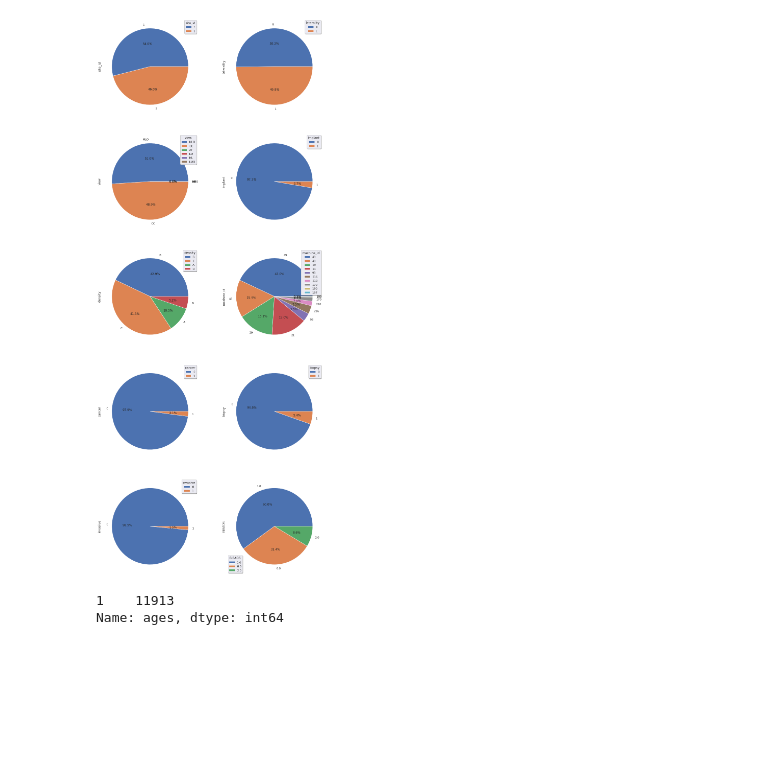
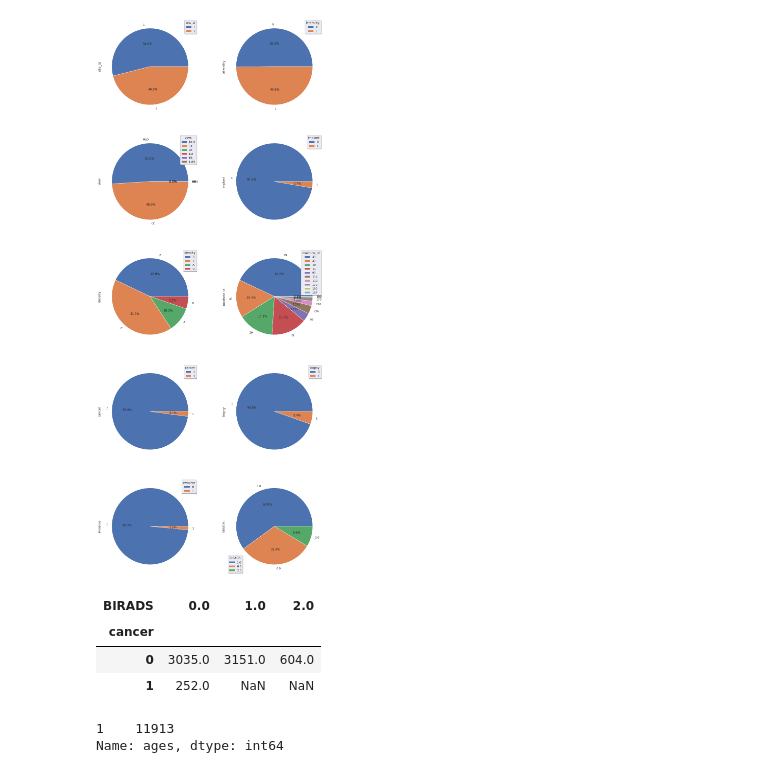
Before and after one commit to MaciekOwczarek/kaggle, a Jupyter notebook: rsna-eda-fun.ipynb, the cells around one changed output. Cells and saved outputs as stored; diff of their text form; code cells hidden in the pictures; blank space fills up the shorter version.

```diff
--- a/rsna-eda-fun.ipynb
+++ b/rsna-eda-fun.ipynb
@@ -172,6 +173,13 @@ for i, col in enumerate(cols):
     axarr[i // 2, i % 2].legend(loc='best',shadow=True, title=col, fancybox=True)
 # %% [output]
 [figure]
+# %%
+pd.pivot_table(df_train_results, index ='cancer', columns = 'BIRADS', values ='patient_id',  aggfunc=pd.Series.nunique)
+# %% [output]
+| BIRADS | 0.0 | 1.0 | 2.0 |
+| cancer |  |  |  |
+| 0 | 3035.0 | 3151.0 | 604.0 |
+| 1 | 252.0 | NaN | NaN |
 # %%
 patient_ages = [{"patient_id": pid, "ages": len(dfg["age"].unique())} for pid, dfg in df_train_results.groupby("patient_id")]
 pd.DataFrame(patient_ages)["ages"].value_counts()
```
Also changed, not shown: parts of 4 cells of this notebook.
